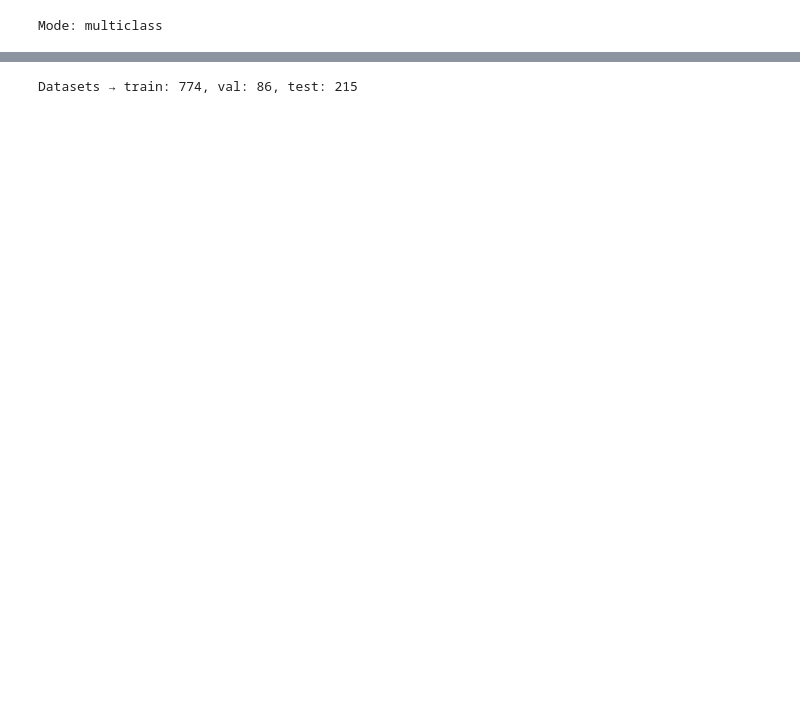
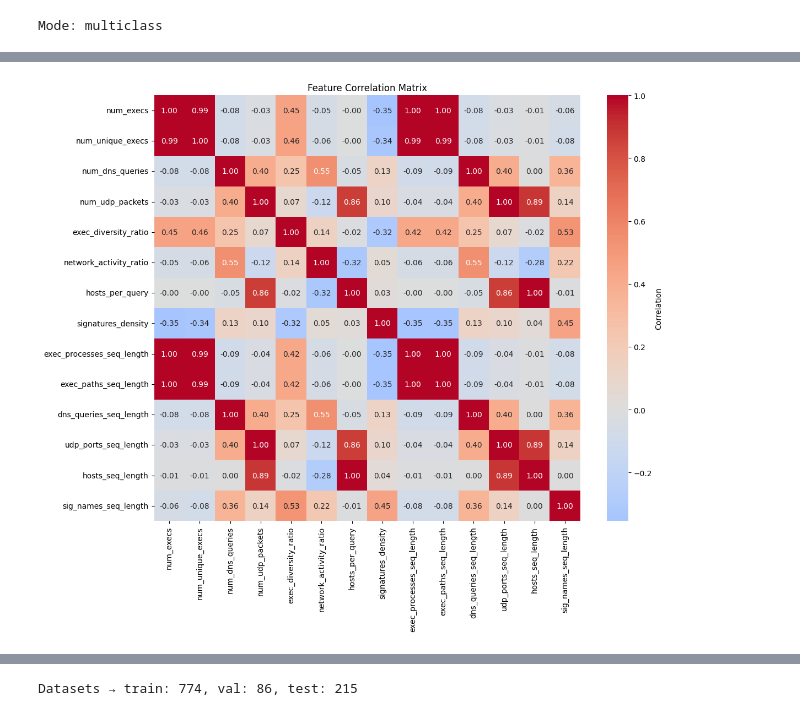
Before and after one commit to Trimulia02/AirMalSys, a Jupyter notebook: resultML/training.ipynb, the cells around one changed output, grey strips where cells are left out. Saved outputs shown, nothing was run; the diff lists cells and outputs as text; code cells hidden in the pictures; blank space fills up the shorter version.

```diff
--- a/resultML/training.ipynb
+++ b/resultML/training.ipynb
@@ -72,6 +73,16 @@ for fname in data_files:
     df_i["label"] = file_label_map[fname]
     df_list.append(df_i)
 df = pd.concat(df_list, ignore_index=True)
+
+if mode == "2":
+    merge_mapping = {
+        "coinminer":"crypto",
+        "stealer": "other",
+    }
+
+    df['label'] = df['label'].replace(merge_mapping)
+    counts = df['label'].value_counts()
+    print(counts)
 
 sequence_cols = [
     'exec_processes_seq', 'exec_paths_seq', 'dns_queries_seq',
@@ -90,16 +101,51 @@ nums = df[numeric_cols].fillna(0).values
 
 labels = df['label'].tolist()
 
-s_tr, s_te, n_tr, n_te, y_tr, y_te = train_test_split(
-    seqs, nums, labels,
-    test_size=0.2,
-    random_state=42,
-    stratify=labels
-)
+df['hosts_seq_length'] = df['hosts_seq'].astype(str).str.split(';').str.len()
+df['sig_names_seq_length'] = df['sig_names_seq'].astype(str).str.split(';').str.len()
 
-s_tr, s_val, n_tr, n_val, y_tr, y_val = train_test_split(
-    s_tr, n_tr, y_tr,
-    test_size=0.1,
-    random_state=42,
-    stratify=y_tr
-)
+df['exec_diversity_ratio'] = df['num_unique_execs'] / (df['num_execs'] + 1)
+df['network_activity_ratio'] = df['num_dns_queries'] / (df['num_udp_packets'] + 1)
+df['hosts_per_query'] = df['hosts_seq_length'] / (df['num_dns_queries'] + 1)
+df['signatures_density'] = df['sig_names_seq_length'] / (df['num_execs'] + 1)
+
+numeric_cols.extend(['exec_diversity_ratio', 'network_activity_ratio',
+                    'hosts_per_query', 'signatures_density'])
+
+correlation_features = numeric_cols.copy()
+
+for col in sequence_cols:
+    try:
+        # Hitung panjang sequence sebagai feature
+        df[f'{col}_length'] = df[col].astype(str).str.split(';').str.len()
+        correlation_features.append(f'{col}_length')
+    except:
+        pass
+
+features_df = df[correlation_features].fillna(0)
+corr_matrix = features_df.corr()
+
+plt.figure(figsize=(12, 10))
+sns.heatmap(corr_matrix, annot=True, cmap='coolwarm', center=0,
+            square=True, fmt='.2f', cbar_kws={'label': 'Correlation'})
+plt.title('Feature Correlation Matrix')
+plt.tight_layout()
+plt.show()
+
+print("\nHighly correlated feature pairs (>0.7):")
+high_corr_pairs = []
+for i in range(len(corr_matrix.columns)):
+    for j in range(i+1, len(corr_matrix.columns)):
+        corr_val = corr_matrix.iloc[i, j]
+        if abs(corr_val) > 0.7:
+            print(f"{corr_matrix.columns[i]} <-> {corr_matrix.columns[j]}: {corr_val:.3f}")
+            high_corr_pairs.append((corr_matrix.columns[i], corr_matrix.columns[j], corr_val))
+
+if not high_corr_pairs:
+    print("No highly correlated pairs found (threshold: 0.7)")
+
+print(f"\nAnalyzed {len(correlation_features)} features:")
+print(f"- Original numeric: {numeric_cols}")
+print(f"- Sequence lengths: {[f'{col}_length' for col in sequence_cols]}")
+print("="*50)
+# %% [output]
@@ -105,0 +163 @@ s_tr, s_val, n_tr, n_val, y_tr, y_val = train_test_split(
+[figure, added]
```
Also changed, not shown: parts of 9 cells of this notebook, 5 other files.
